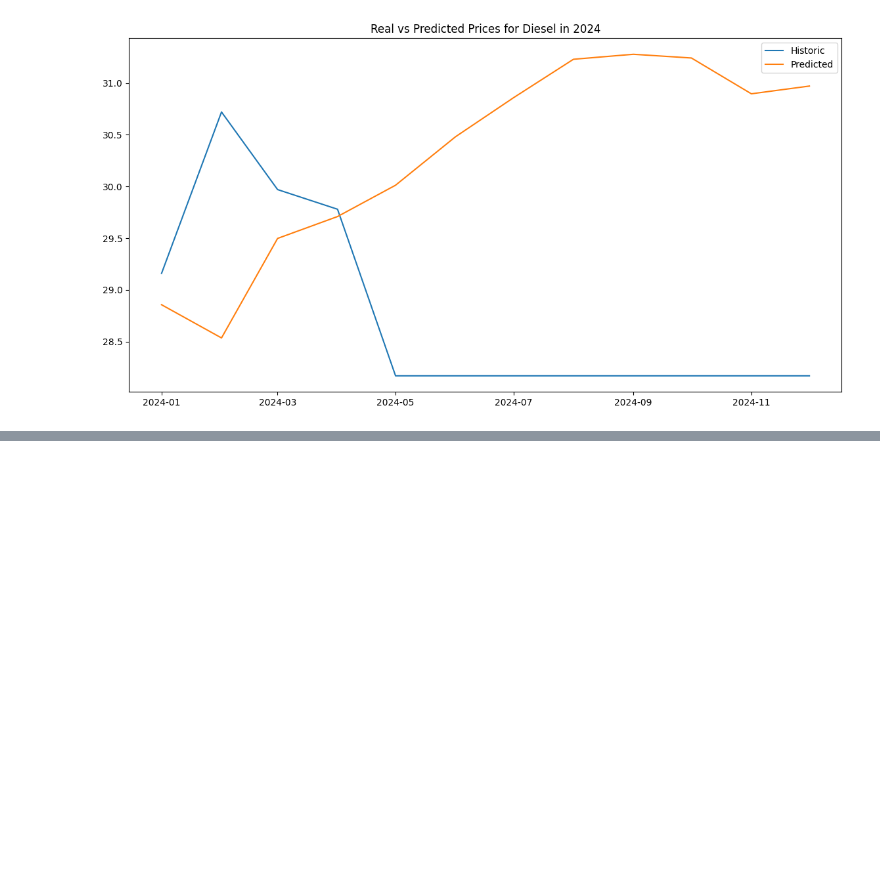
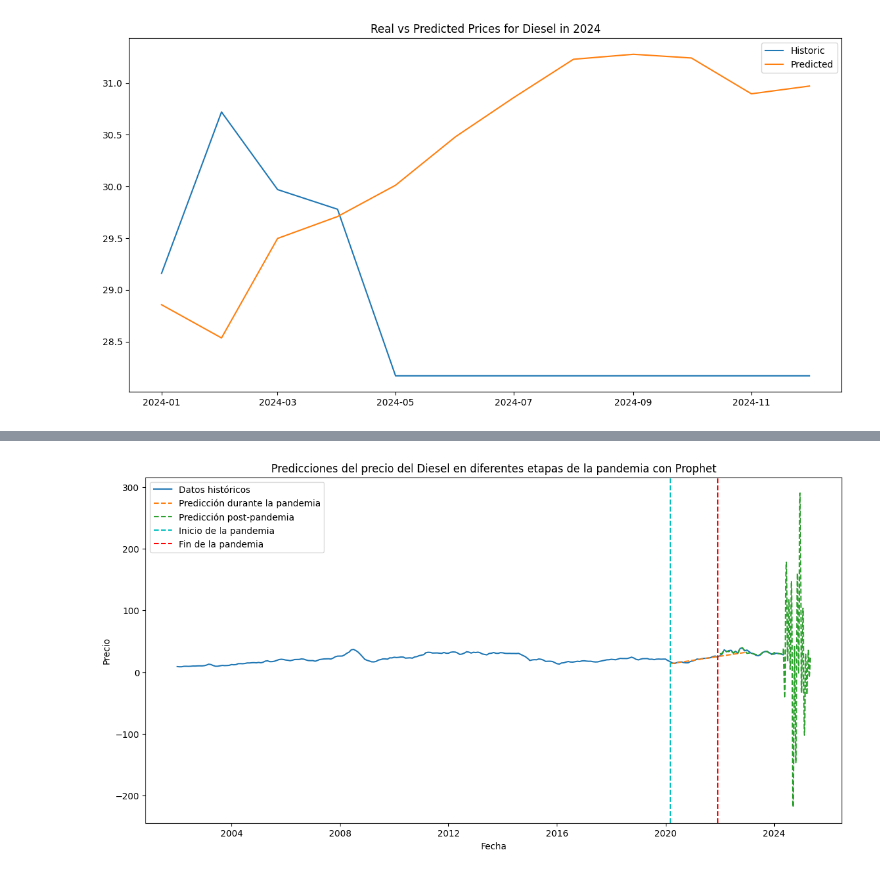
Before and after one commit to FabianJuarez182/DT-LAB2, a Jupyter notebook: DS_LAB2.ipynb, the cells around one changed output, grey strips where cells are left out. Cells and saved outputs as stored; diff of their text form; code cells hidden in the pictures; blank space fills up the shorter version.

```diff
--- a/DS_LAB2.ipynb
+++ b/DS_LAB2.ipynb
@@ -1187,0 +1190,20 @@ plt.show()
+# %%
+# Load the data
+df_precio = pd.read_csv('./PRECIOS.csv')
+
+# Convert 'Fecha' column to datetime
+df_precio['Fecha'] = pd.to_datetime(df_precio['Fecha'])
+
+# Filter data during and post-pandemic using the 'Fecha' column
+train_during_pandemic = df_precio[(df_precio['Fecha'] >= '2020-03-01') & (df_precio['Fecha'] <= '2021-12-01')].reset_index(drop=True)
+train_post_pandemic = df_precio[df_precio['Fecha'] > '2021-12-01'].reset_index(drop=True)
+
+# Rename columns
+train_during_pandemic = train_during_pandemic.rename(columns={'Fecha': 'ds', 'Diesel': 'y'})
+train_post_pandemic = train_post_pandemic.rename(columns={'Fecha': 'ds', 'Diesel': 'y'})
+# %%
+model_during_pandemic = Prophet()
+model_during_pandemic.fit(train_during_pandemic)
+
+model_post_pandemic = Prophet()
+model_post_pandemic.fit(train_post_pandemic)
@@ -1187,0 +1229,23 @@ plt.show()
+# %%
+# Create future DataFrame for predictions
+future_during_pandemic = model_during_pandemic.make_future_dataframe(periods=365)
+future_post_pandemic = model_post_pandemic.make_future_dataframe(periods=365)
+
+# Make predictions
+forecast_during_pandemic = model_during_pandemic.predict(future_during_pandemic)
+forecast_post_pandemic = model_post_pandemic.predict(future_post_pandemic)
+
+# Plot the results
+plt.figure(figsize=(14, 7))
+plt.plot(df_precio['Fecha'], df_precio['Diesel'], label='Datos históricos')
+plt.plot(forecast_during_pandemic['ds'], forecast_during_pandemic['yhat'], label='Predicción durante la pandemia', linestyle='--')
+plt.plot(forecast_post_pandemic['ds'], forecast_post_pandemic['yhat'], label='Predicción post-pandemia', linestyle='--')
+plt.axvline(x=pd.to_datetime('2020-03-01'), color='c', linestyle='--', label='Inicio de la pandemia')
+plt.axvline(x=pd.to_datetime('2021-12-01'), color='r', linestyle='--', label='Fin de la pandemia')
+plt.title('Predicciones del precio del Diesel en diferentes etapas de la pandemia con Prophet')
+plt.xlabel('Fecha')
+plt.ylabel('Precio')
+plt.legend()
+plt.show()
+# %% [output]
+[figure, added]
```
Also changed, not shown: parts of 18 cells of this notebook.
